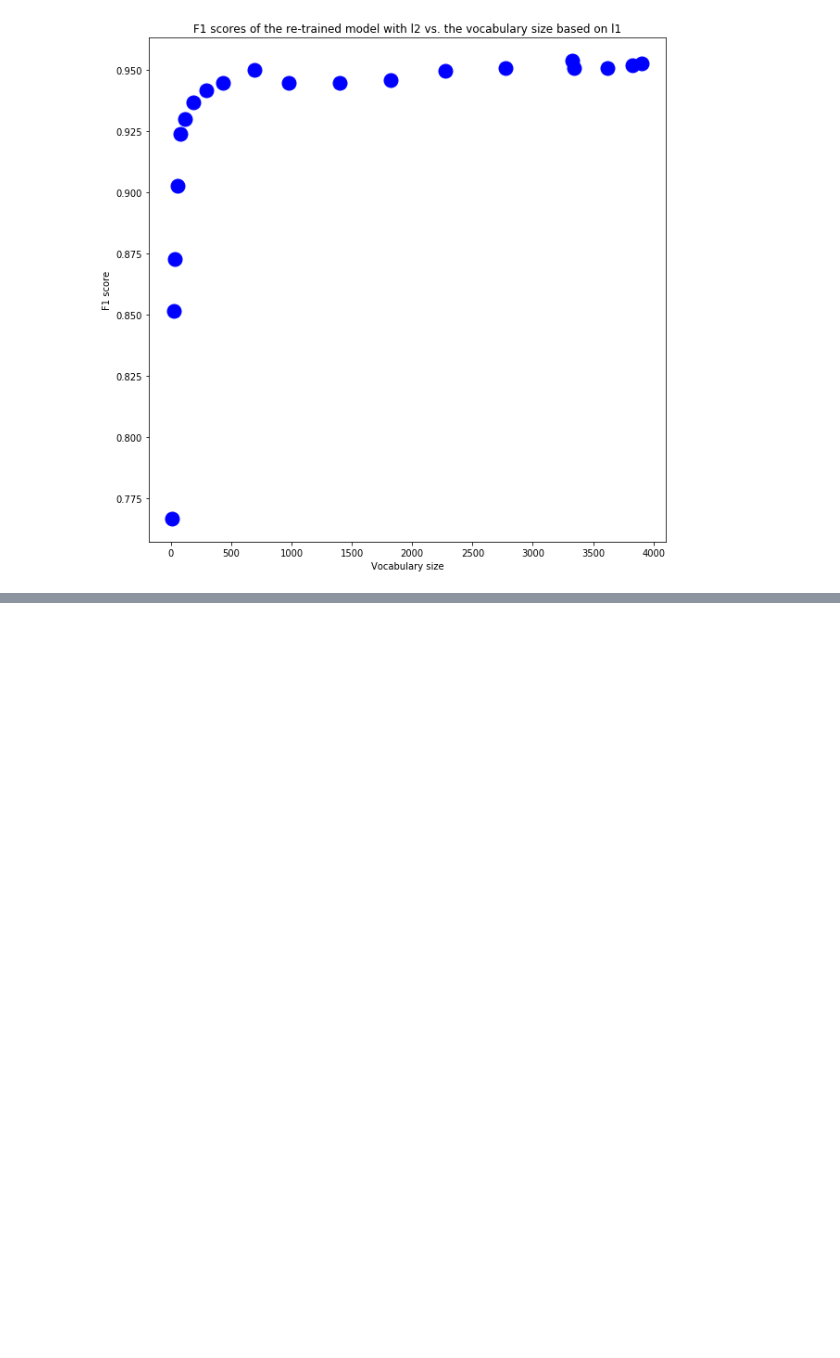
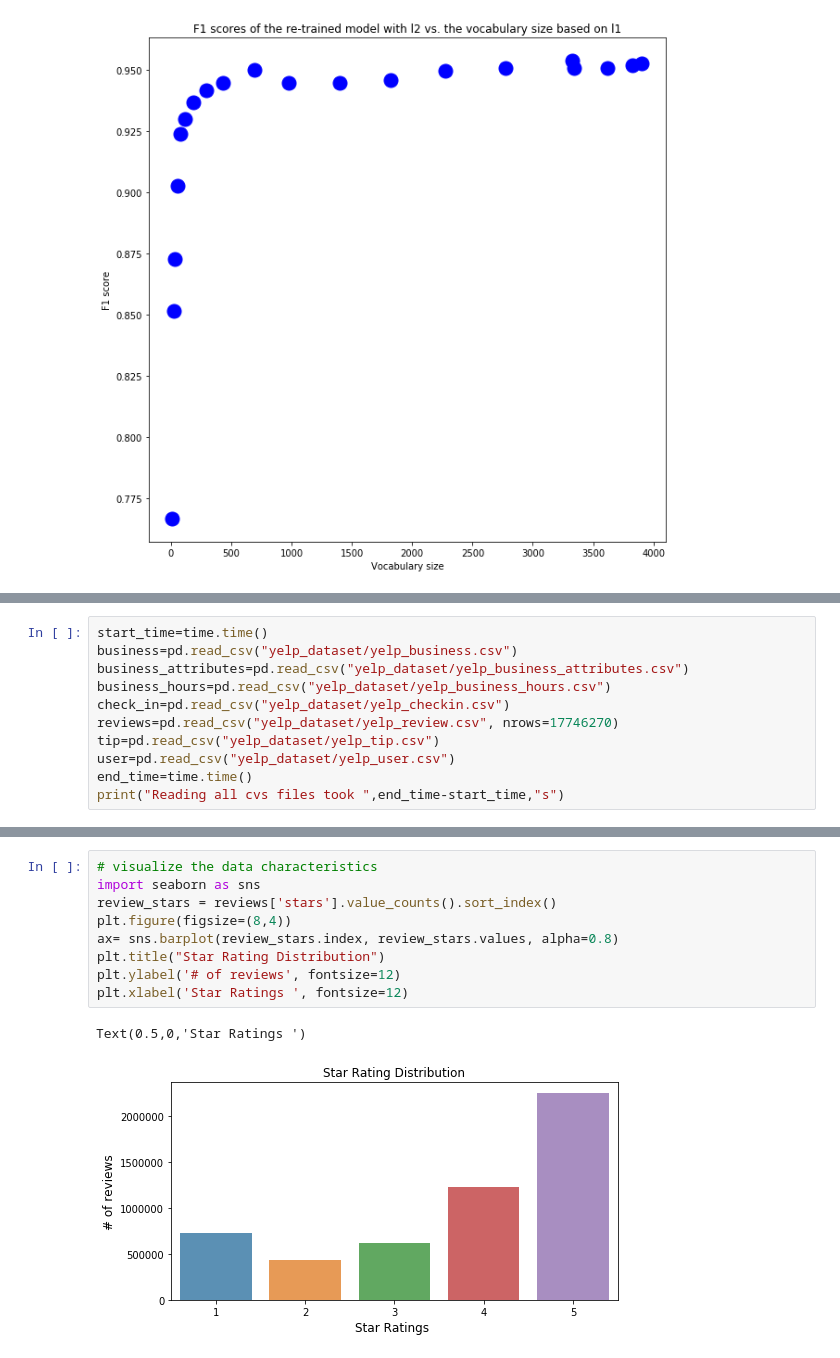
Before and after one commit to chandra1sekar/yelp-reviews, a Jupyter notebook: yelp_review_classification.ipynb, the cells around one changed output, grey strips where cells are left out. Drawn from its saved outputs; the diff is of its cells as text; blank space fills up the shorter version.

```diff
--- a/yelp_review_classification.ipynb
+++ b/yelp_review_classification.ipynb
@@ -337,0 +344,11 @@ The best F1 score is achieved by using the vocabulary size 3329 determined by L1
+# %%
+start_time=time.time()
+business=pd.read_csv("yelp_dataset/yelp_business.csv")
+business_attributes=pd.read_csv("yelp_dataset/yelp_business_attributes.csv")
+business_hours=pd.read_csv("yelp_dataset/yelp_business_hours.csv")
+check_in=pd.read_csv("yelp_dataset/yelp_checkin.csv")
+reviews=pd.read_csv("yelp_dataset/yelp_review.csv", nrows=17746270)
+tip=pd.read_csv("yelp_dataset/yelp_tip.csv")
+user=pd.read_csv("yelp_dataset/yelp_user.csv")
+end_time=time.time()
+print("Reading all cvs files took ",end_time-start_time,"s")
@@ -337,0 +379,12 @@ The best F1 score is achieved by using the vocabulary size 3329 determined by L1
+# %%
+# visualize the data characteristics
+import seaborn as sns
+review_stars = reviews['stars'].value_counts().sort_index()
+plt.figure(figsize=(8,4))
+ax= sns.barplot(review_stars.index, review_stars.values, alpha=0.8)
+plt.title("Star Rating Distribution")
+plt.ylabel('# of reviews', fontsize=12)
+plt.xlabel('Star Ratings ', fontsize=12)
+# %% [output]
+Text(0.5,0,'Star Ratings ')
+[figure, added]
```
Also changed, not shown: parts of 18 cells of this notebook.
